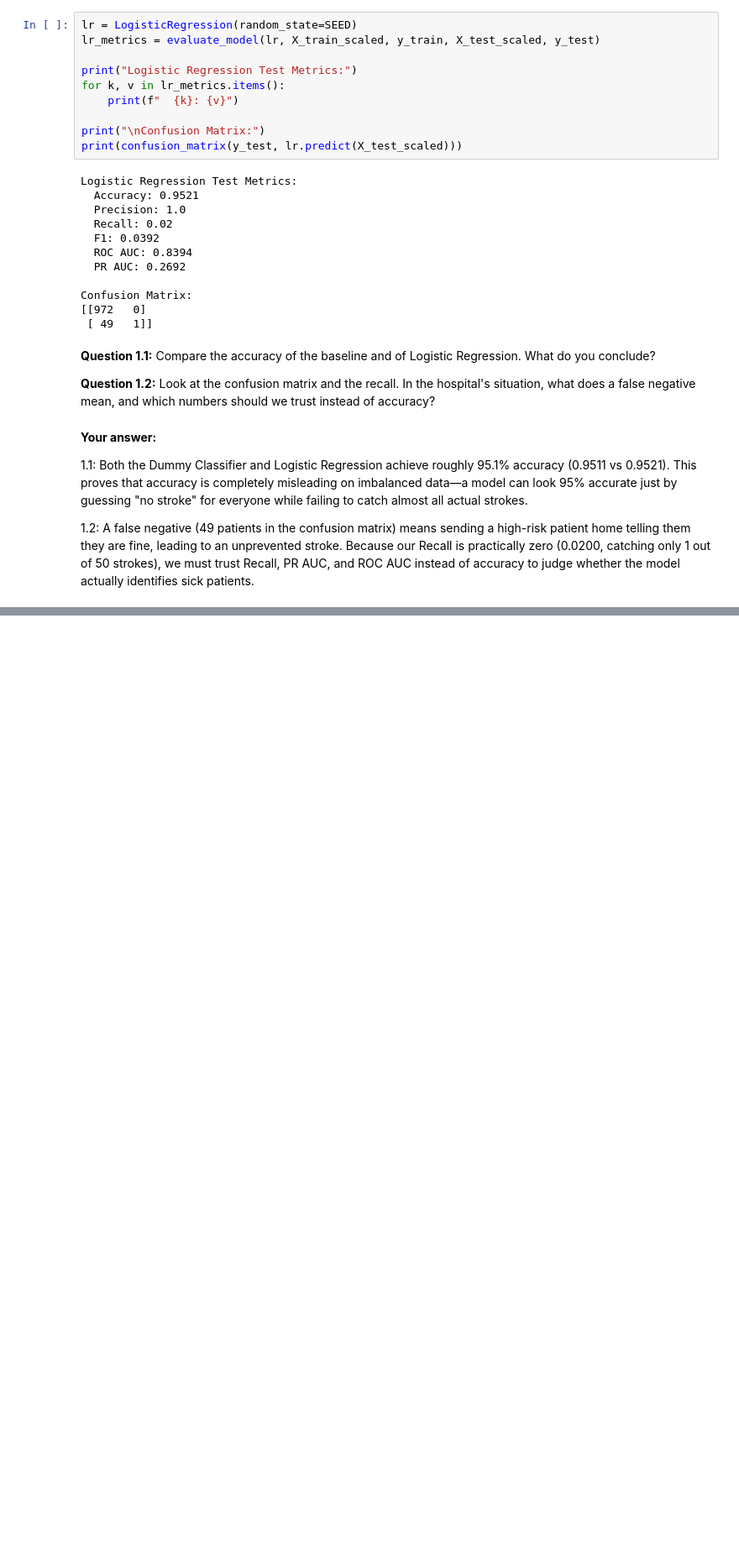
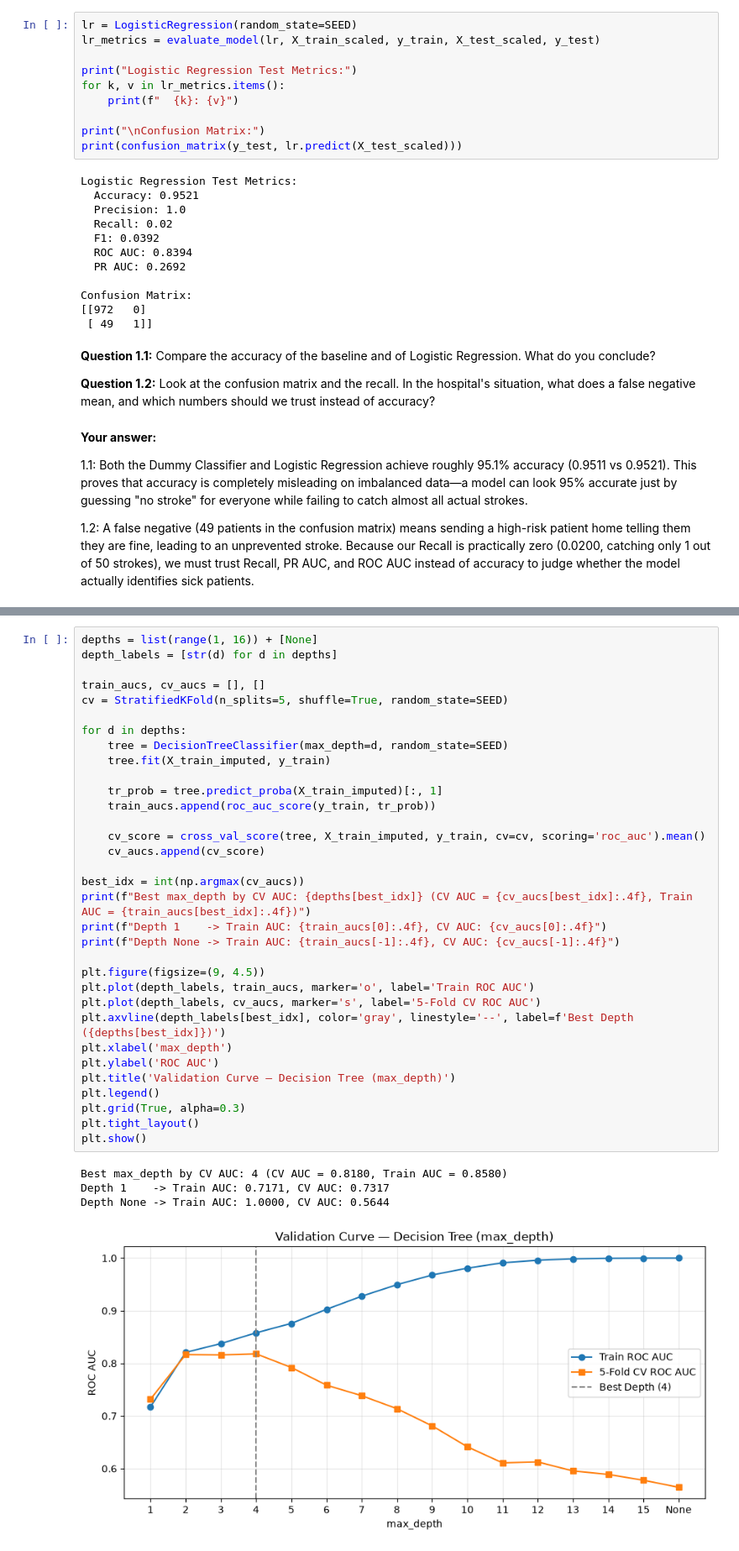
Before and after one commit to bahadurmalik82/stroke-risk-prediction-imbalance, a Jupyter notebook: Lab9_Bias_Variance_Imbalance_Template.ipynb, the cells around one changed output, grey strips where cells are left out. Shown at 84% size. Saved outputs shown, nothing was run; the diff lists cells and outputs as text; blank space fills up the shorter version.

```diff
--- a/Lab9_Bias_Variance_Imbalance_Template.ipynb
+++ b/Lab9_Bias_Variance_Imbalance_Template.ipynb
@@ -161,0 +170,38 @@ Confusion Matrix:
+# %%
+depths = list(range(1, 16)) + [None]
+depth_labels = [str(d) for d in depths]
+
+train_aucs, cv_aucs = [], []
+cv = StratifiedKFold(n_splits=5, shuffle=True, random_state=SEED)
+
+for d in depths:
+    tree = DecisionTreeClassifier(max_depth=d, random_state=SEED)
+    tree.fit(X_train_imputed, y_train)
+
+    tr_prob = tree.predict_proba(X_train_imputed)[:, 1]
+    train_aucs.append(roc_auc_score(y_train, tr_prob))
+
+    cv_score = cross_val_score(tree, X_train_imputed, y_train, cv=cv, scoring='roc_auc').mean()
+    cv_aucs.append(cv_score)
+
+best_idx = int(np.argmax(cv_aucs))
+print(f"Best max_depth by CV AUC: {depths[best_idx]} (CV AUC = {cv_aucs[best_idx]:.4f}, Train AUC = {train_aucs[best_idx]:.4f})")
+print(f"Depth 1    -> Train AUC: {train_aucs[0]:.4f}, CV AUC: {cv_aucs[0]:.4f}")
+print(f"Depth None -> Train AUC: {train_aucs[-1]:.4f}, CV AUC: {cv_aucs[-1]:.4f}")
+
+plt.figure(figsize=(9, 4.5))
+plt.plot(depth_labels, train_aucs, marker='o', label='Train ROC AUC')
+plt.plot(depth_labels, cv_aucs, marker='s', label='5-Fold CV ROC AUC')
+plt.axvline(depth_labels[best_idx], color='gray', linestyle='--', label=f'Best Depth ({depths[best_idx]})')
+plt.xlabel('max_depth')
+plt.ylabel('ROC AUC')
+plt.title('Validation Curve — Decision Tree (max_depth)')
+plt.legend()
+plt.grid(True, alpha=0.3)
+plt.tight_layout()
+plt.show()
+# %% [output]
+Best max_depth by CV AUC: 4 (CV AUC = 0.8180, Train AUC = 0.8580)
+Depth 1    -> Train AUC: 0.7171, CV AUC: 0.7317
+Depth None -> Train AUC: 1.0000, CV AUC: 0.5644
+[figure, added]
```
Also changed, not shown: parts of 9 cells of this notebook.
